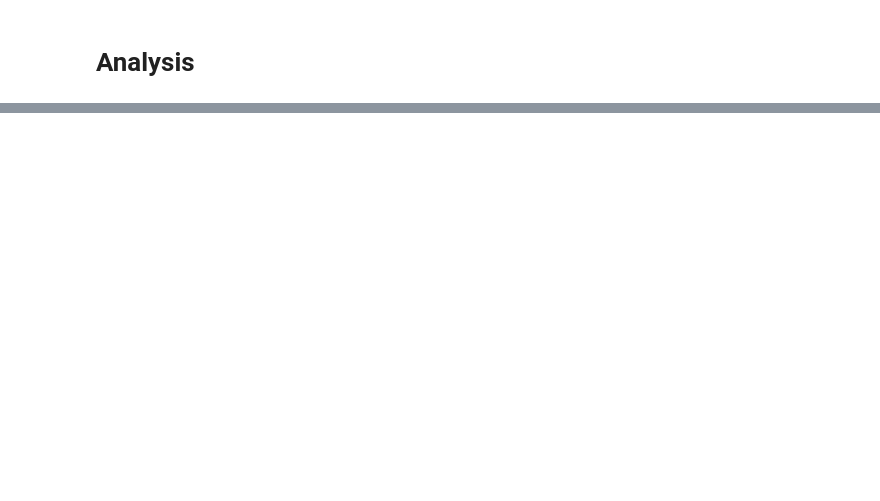
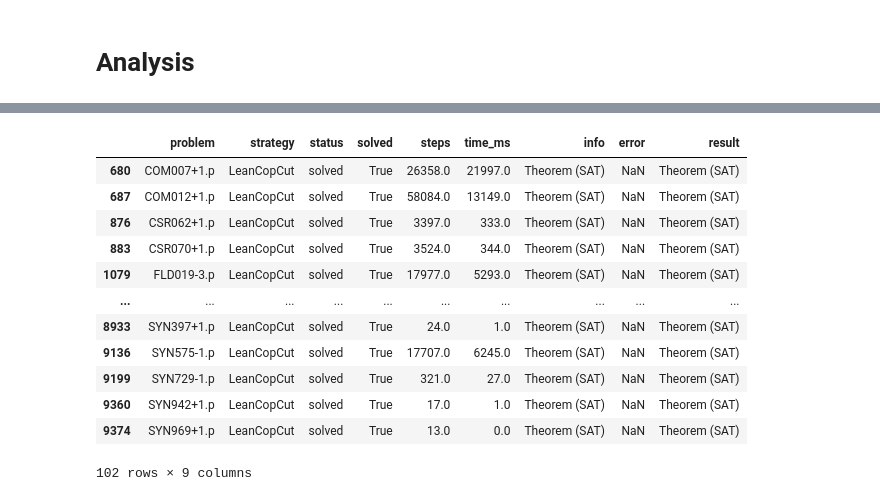
Before and after one commit to mfixman/connections, a Jupyter notebook: jupyter/Analysis_sat.ipynb, the cells around one changed output, grey strips where cells are left out. Drawn from its saved outputs; the diff is of its cells as text; code cells hidden in the pictures; blank space fills up the shorter version.

```diff
--- a/jupyter/Analysis_sat.ipynb
+++ b/jupyter/Analysis_sat.ipynb
@@ -225,0 +187,16 @@ data[data.problem == 'SYN209-1.p']
+# %%
+data[(data.strategy == 'LeanCopCut') & (data['info'].str.startswith('Theorem (SAT)'))]
+# %% [output]
+|  | problem | strategy | status | solved | steps | time_ms | info | error | result |
+| 680 | COM007+1.p | LeanCopCut | solved | True | 26358.0 | 21997.0 | Theorem (SAT) | NaN | Theorem (SAT) |
+| 687 | COM012+1.p | LeanCopCut | solved | True | 58084.0 | 13149.0 | Theorem (SAT) | NaN | Theorem (SAT) |
+| 876 | CSR062+1.p | LeanCopCut | solved | True | 3397.0 | 333.0 | Theorem (SAT) | NaN | Theorem (SAT) |
+| 883 | CSR070+1.p | LeanCopCut | solved | True | 3524.0 | 344.0 | Theorem (SAT) | NaN | Theorem (SAT) |
+| 1079 | FLD019-3.p | LeanCopCut | solved | True | 17977.0 | 5293.0 | Theorem (SAT) | NaN | Theorem (SAT) |
+| ... | ... | ... | ... | ... | ... | ... | ... | ... | ... |
+| 8933 | SYN397+1.p | LeanCopCut | solved | True | 24.0 | 1.0 | Theorem (SAT) | NaN | Theorem (SAT) |
+| 9136 | SYN575-1.p | LeanCopCut | solved | True | 17707.0 | 6245.0 | Theorem (SAT) | NaN | Theorem (SAT) |
+| 9199 | SYN729-1.p | LeanCopCut | solved | True | 321.0 | 27.0 | Theorem (SAT) | NaN | Theorem (SAT) |
+| 9360 | SYN942+1.p | LeanCopCut | solved | True | 17.0 | 1.0 | Theorem (SAT) | NaN | Theorem (SAT) |
+| 9374 | SYN969+1.p | LeanCopCut | solved | True | 13.0 | 0.0 | Theorem (SAT) | NaN | Theorem (SAT) |
+102 rows × 9 columns
```
Also changed, not shown: parts of 16 cells of this notebook, 4 other files.
